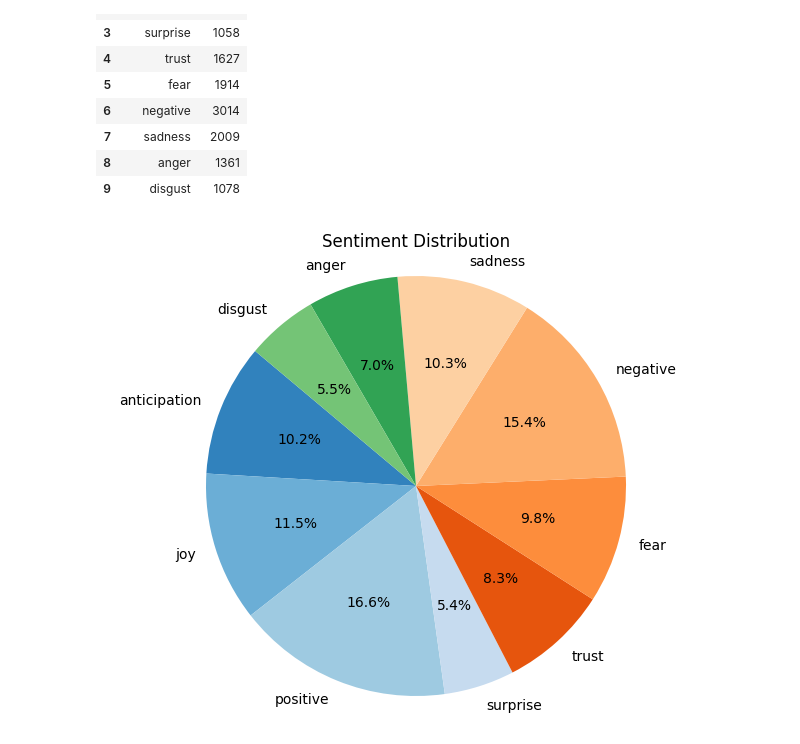
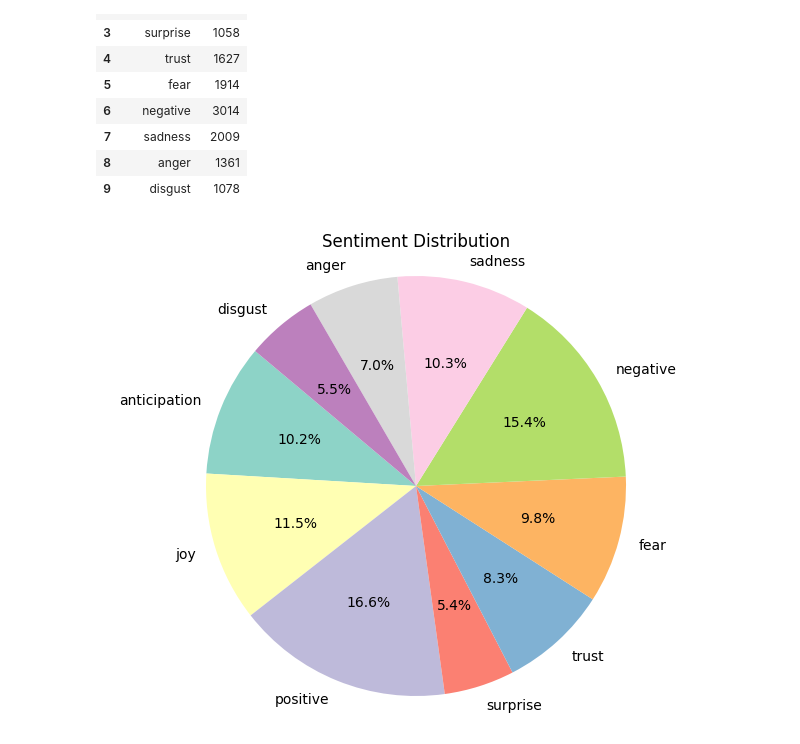
Before and after one commit to jessk816/tswift_lyrics, a Jupyter notebook: p1_lyric_analysis/sentiment_analysis.ipynb, the cells around one changed output. Saved outputs shown, nothing was run; the diff lists cells and outputs as text; code cells hidden in the pictures.

```diff
--- a/p1_lyric_analysis/sentiment_analysis.ipynb
+++ b/p1_lyric_analysis/sentiment_analysis.ipynb
@@ -283,16 +283,16 @@ sentiment_scores
 # %%
 # pie chart
 plt.figure(figsize=(8, 6))
 plt.pie(sentiment_scores['Count'],
         labels=sentiment_scores['Sentiment'],
-        colors=plt.cm.tab20c.colors,
+        colors=plt.cm.Set3.colors,
         autopct='%1.1f%%',
         startangle=140)
 plt.title('Sentiment Distribution')
 plt.axis('equal')
 plt.show()
 # %% [output]
-[figure, old version]
+[figure, new version]
 # %%
 # define colormaps for each sentiment
 sentiment_cmaps = {
```
Also changed, not shown: parts of 4 cells of this notebook, 2 other files.
